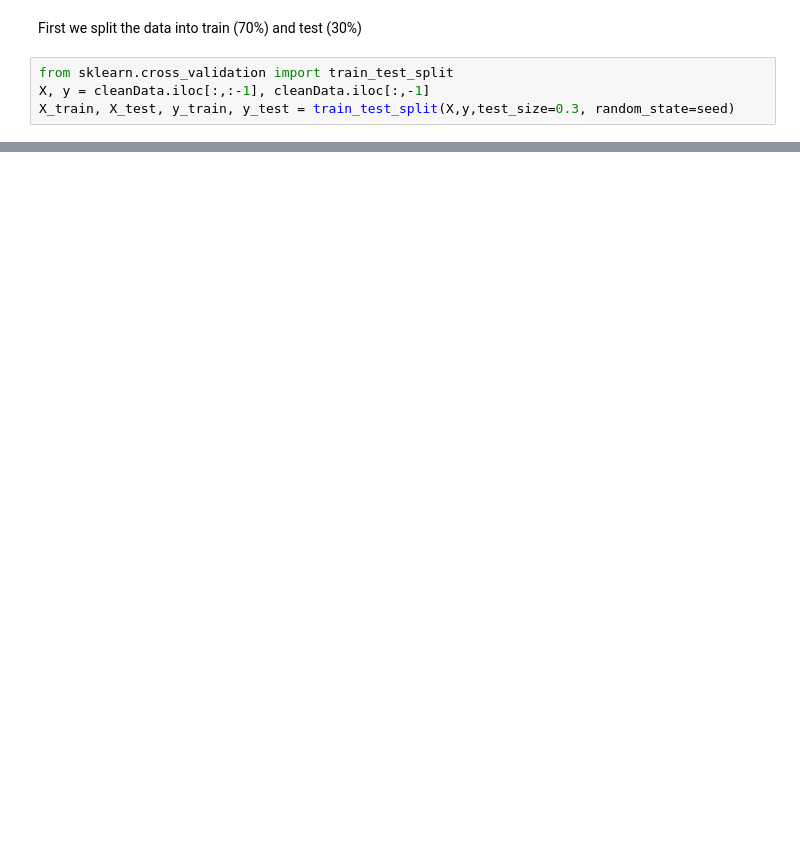
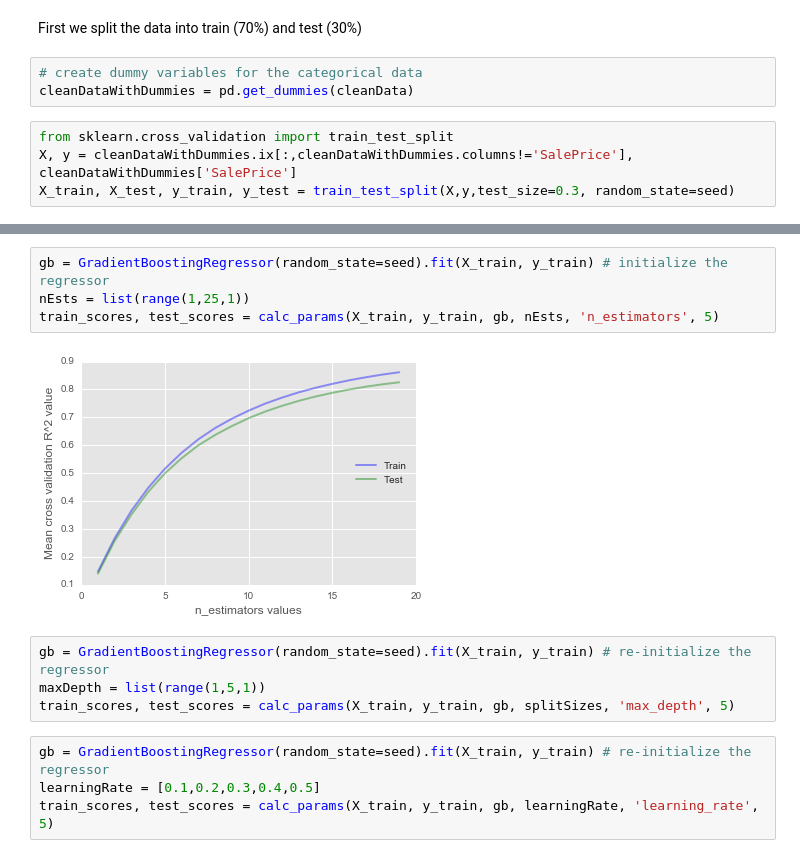
Before and after one commit to ysriram1/Analyzing-Housing-Data, a Jupyter notebook: Exploring Housing Data.ipynb, the cells around one changed output, grey strips where cells are left out. Drawn from its saved outputs; the diff is of its cells as text; blank space fills up the shorter version.

Commit message:
the data analysis part is more or less done

```diff
--- a/Exploring Housing Data.ipynb
+++ b/Exploring Housing Data.ipynb
@@ -339,9 +320,12 @@ In this analysis, we use a 5-fold cross validation to look for the best model pa
 These parameters are then applied to build a final model using the training set. This model is then applied to the testing set, which provides us with final model performance.
 # %% [markdown]
 First we split the data into train (70%) and test (30%)
+# %%
+# create dummy variables for the categorical data
+cleanDataWithDummies = pd.get_dummies(cleanData)
 # %%
 from sklearn.cross_validation import train_test_split
-X, y = cleanData.iloc[:,:-1], cleanData.iloc[:,-1]
+X, y = cleanDataWithDummies.ix[:,cleanDataWithDummies.columns!='SalePrice'], cleanDataWithDummies['SalePrice']
 X_train, X_test, y_train, y_test = train_test_split(X,y,test_size=0.3, random_state=seed)
 # %%
 from sklearn.ensemble import GradientBoostingRegressor
@@ -350,0 +388,14 @@ from sklearn.metrics import mean_absolute_error
+# %%
+gb = GradientBoostingRegressor(random_state=seed).fit(X_train, y_train) # initialize the regressor
+nEsts = list(range(1,25,1))
+train_scores, test_scores = calc_params(X_train, y_train, gb, nEsts, 'n_estimators', 5)
+# %% [output]
+[figure, added]
+# %%
+gb = GradientBoostingRegressor(random_state=seed).fit(X_train, y_train) # re-initialize the regressor
+maxDepth = list(range(1,5,1))
+train_scores, test_scores = calc_params(X_train, y_train, gb, splitSizes, 'max_depth', 5)
+# %%
+gb = GradientBoostingRegressor(random_state=seed).fit(X_train, y_train) # re-initialize the regressor
+learningRate = [0.1,0.2,0.3,0.4,0.5]
+train_scores, test_scores = calc_params(X_train, y_train, gb, learningRate, 'learning_rate', 5)
```
Also changed, not shown: parts of 12 cells of this notebook.
